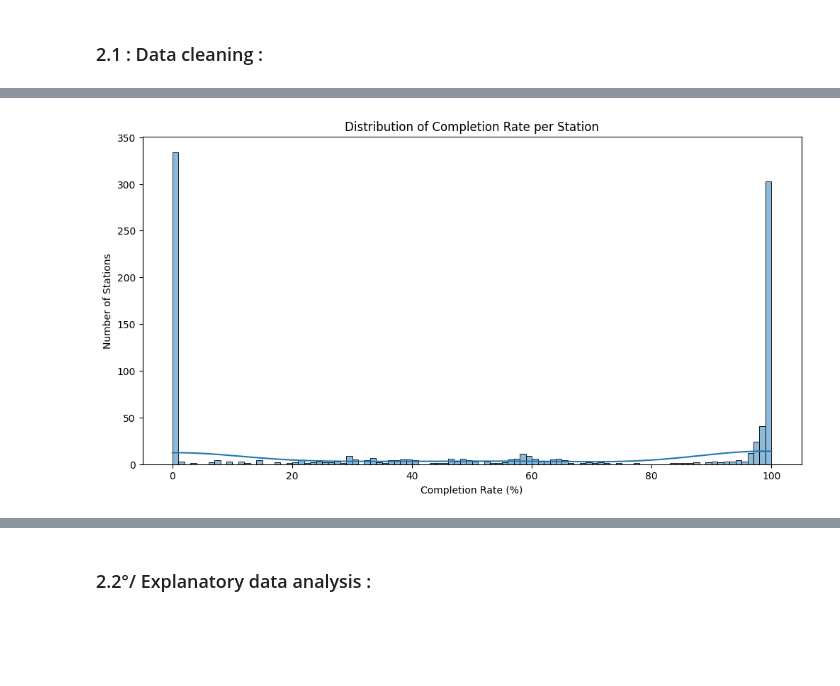
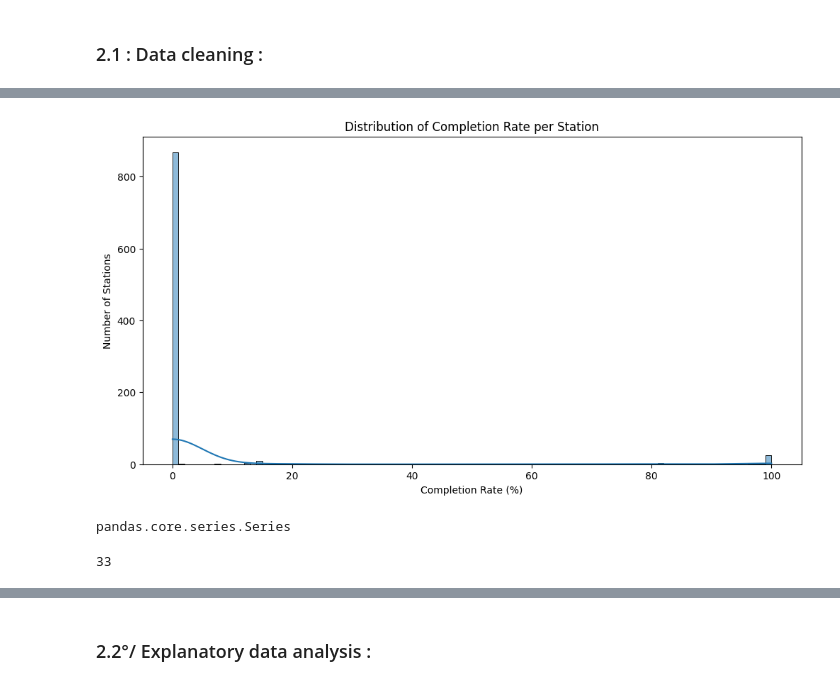
Before and after one commit to Nohalito/Weather-prediction, a Jupyter notebook: Predictive methods notebook.ipynb, the cells around one changed output, grey strips where cells are left out. Drawn from its saved outputs; the diff is of its cells as text; code cells hidden in the pictures; blank space fills up the shorter version.

```diff
--- a/Predictive methods notebook.ipynb
+++ b/Predictive methods notebook.ipynb
@@ -246,12 +247,13 @@ def modify_columns(df, key, value):
     #df = df.drop(Col_to_drop, axis = 1)
     #df = df.drop(Q_col_to_drop, axis = 1)
 
-    df['Year'] = df['AAAAMMJJ'].str[:4]
-    df['Month'] = df['AAAAMMJJ'].str[4:6]
-    df['Day'] = df['AAAAMMJJ'].str[-2:]
+    df['date'] = pd.to_datetime(df['AAAAMMJJ'], format='%Y%m%d')
+    #df['Year'] = df['AAAAMMJJ'].str[:4]
+    #df['Month'] = df['AAAAMMJJ'].str[4:6]
+    #df['Day'] = df['AAAAMMJJ'].str[-2:]
 
-    df['Dept_numb'] = key
-    df['Dept_name'] = value
+    df['dept_numb'] = key
+    df['dept_name'] = value
 
     return df
 
@@ -465,11 +434,11 @@ plt.show()
 # %%
 # Display the distribution of completion rate per station
-completion_rate = df.groupby('NUM_POSTE')['TM'].apply(lambda x: x.notnull().mean() * 100)
+completion_rate = df.groupby('NUM_POSTE')['GLOT'].apply(lambda x: x.notnull().mean() * 100)
 plt.figure(figsize=(12, 6))
 sns.histplot(completion_rate, bins=100, kde=True)
 plt.title('Distribution of Completion Rate per Station')
 plt.xlabel('Completion Rate (%)')
 plt.ylabel('Number of Stations')
 plt.show()
 # %% [output]
-[figure, old version]
+[figure, new version]
@@ -475,0 +479,11 @@ plt.show()
+# %%
+id_col = ['AAAAMMJJ', 'Dept_numb', 'Dept_name', 'NUM_POSTE']
+df_filtered = df_filtered.groupby(id_col[:3])['FFM'].mean().reset_index()
+
+df_filtered
+# %% [output]
+pandas.core.series.Series
+# %%
+df_filtered['NUM_POSTE'].nunique()
+# %% [output]
+33
```
Also changed, not shown: parts of 10 cells of this notebook, 2 other files.
